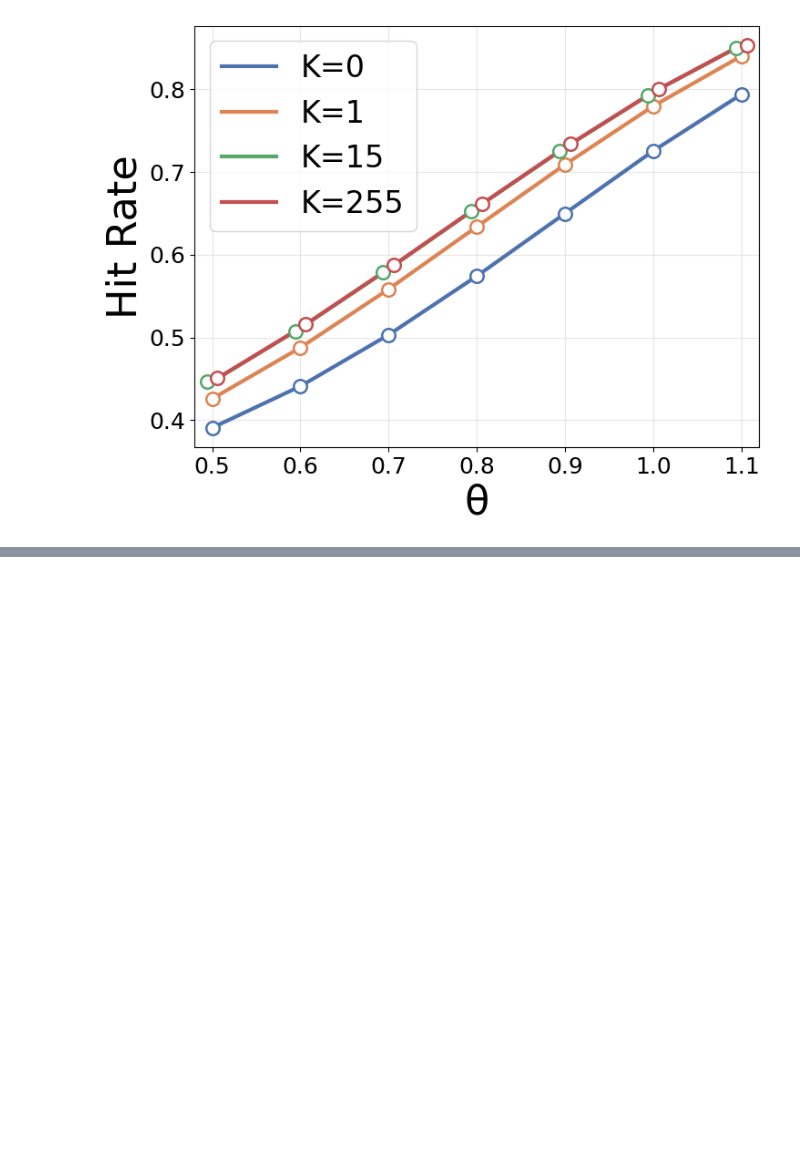
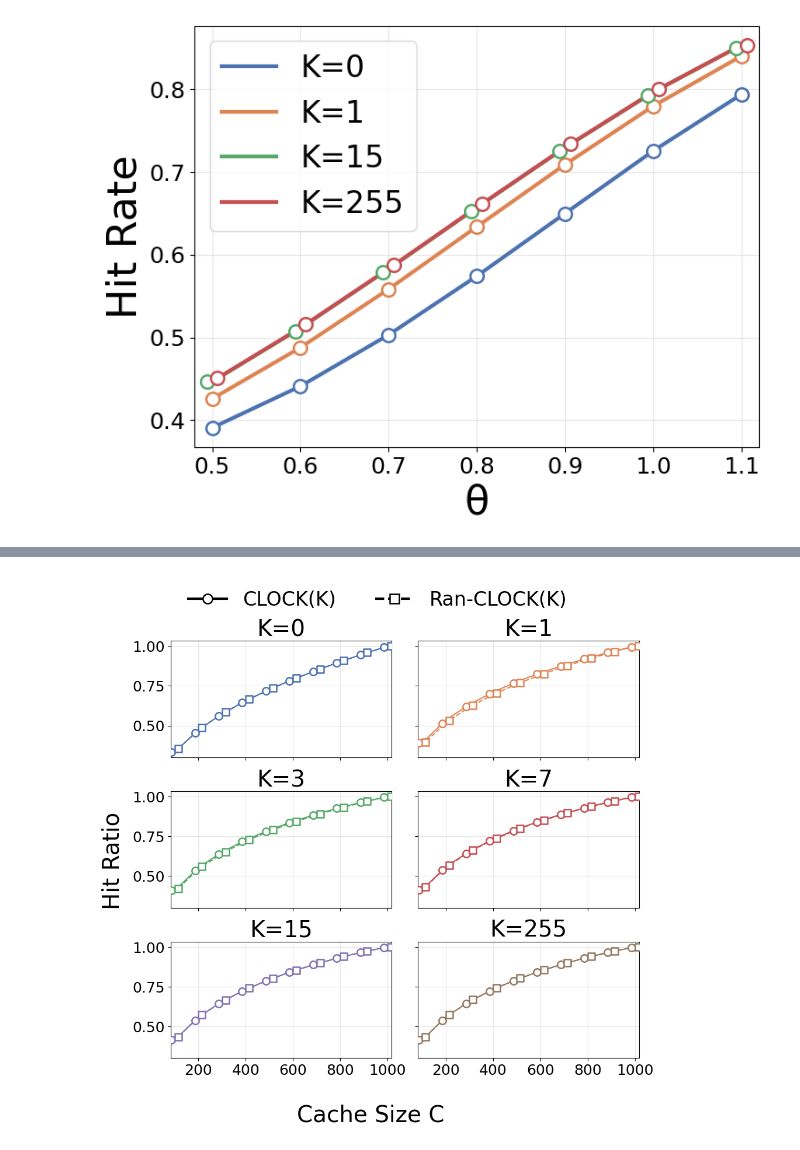
Before and after one commit to Effygal/cache-modeling, a Jupyter notebook: ttl-clock-k3.ipynb, the cells around one changed output, grey strips where cells are left out. Cells and saved outputs as stored; diff of their text form; code cells hidden in the pictures; blank space fills up the shorter version.

```diff
--- a/ttl-clock-k3.ipynb
+++ b/ttl-clock-k3.ipynb
@@ -500,0 +686,79 @@ plt.show()
+# %%
+ks_sub = [0, 1, 3, 7, 15, 255]
+colors = sns.color_palette('deep', len(ks_sub))
+x_span = float(C_arr.max() - C_arr.min()) if C_arr.size > 1 else 1.0
+delta = max(1.0, 0.02 * x_span)
+algo_offsets = {'CLOCK': -0.8 * delta, 'Ran-CLOCK': 0.8 * delta}
+
+fig, axes = plt.subplots(3, 2, figsize=(10, 10), sharex=True, sharey=True)
+axes = axes.flatten()
+for ax, k, color in zip(axes, ks_sub, colors):
+    y_clock = 1.0 - np.asarray(mr_vs_C_clock[k], dtype=np.float64)
+    x_clock = C_arr if y_clock.size == C_arr.size else np.linspace(C_arr.min(), C_arr.max(), y_clock.size)
+    ax.plot(x_clock, y_clock, lw=1.5, color=color, linestyle='-', label='CLOCK')
+
+    x_mark_clock = x_clock + algo_offsets['CLOCK']
+    y_mark_clock = np.interp(np.clip(x_mark_clock, x_clock.min(), x_clock.max()), x_clock, y_clock)
+
+    ax.scatter(
+        x_mark_clock,
+        y_mark_clock,
+        s=80,
+        marker='o',
+        facecolors='white',
+        edgecolors=color,
+        linewidths=1.8,
+        zorder=3,
+    )
+
+    y_ran = 1.0 - np.asarray(mr_vs_C_ran_clock[k], dtype=np.float64)
+    x_ran = C_arr if y_ran.size == C_arr.size else np.linspace(C_arr.min(), C_arr.max(), y_ran.size)
+    ax.plot(x_ran, y_ran, lw=1.5, color=color, linestyle='--', label='Ran-CLOCK')
+    x_mark_ran = x_ran + algo_offsets['Ran-CLOCK']
+    y_mark_ran = np.interp(np.clip(x_mark_ran, x_ran.min(), x_ran.max()), x_ran, y_ran)
+
+    ax.scatter(
+        x_mark_ran,
+        y_mark_ran,
+        s=80,
+        marker='s',
+        facecolors='white',
+        edgecolors=color,
+        linewidths=1.8,
+        zorder=3,
+    )
+    ax.set_title(f'K={k}', fontsize=28)
+    ax.tick_params(axis='both', labelsize=18)
+    ax.grid(True, alpha=0.3)
+
+x_pad = max(1.0, 0.02 * (C_arr.max() - C_arr.min())) if C_arr.size > 1 else 1.0
+for ax in axes:
+    ax.set_xlim(C_arr.min() - x_pad, C_arr.max() + x_pad)
+
+fig.supxlabel('Cache Size C', fontsize=28, y=0.045)
+fig.supylabel('Hit Ratio', fontsize=28, x=0.04)
+
+legend_handles = [
+    Line2D([0], [0], color='black', linestyle='-', lw=3.0, marker='o', markersize=9,
+           markerfacecolor='white', markeredgecolor='black', markeredgewidth=1.8, label='CLOCK(K)'),
+    Line2D([0], [0], color='black', linestyle='--', lw=3.0, marker='s', markersize=9,
+           markerfacecolor='white', markeredgecolor='black', markeredgewidth=1.8, label='Ran-CLOCK(K)'),
+]
+
+fig.legend(
+    legend_handles,
+    [h.get_label() for h in legend_handles],
+    loc='upper center',
+    ncol=2,
+    fontsize=24,
+    frameon=False,
+    markerscale=1.3,
+)
+
+plt.tight_layout(rect=[0.04, 0.06, 1.0, 0.93])
+
+plt.savefig('figures/mrc_irm_clockk_vs_ran_clockk.pdf', bbox_inches='tight', format='pdf')
+
+plt.show()
+# %% [output]
+[figure, added]
```
Also changed, not shown: parts of 5 cells of this notebook, 2 other files.
